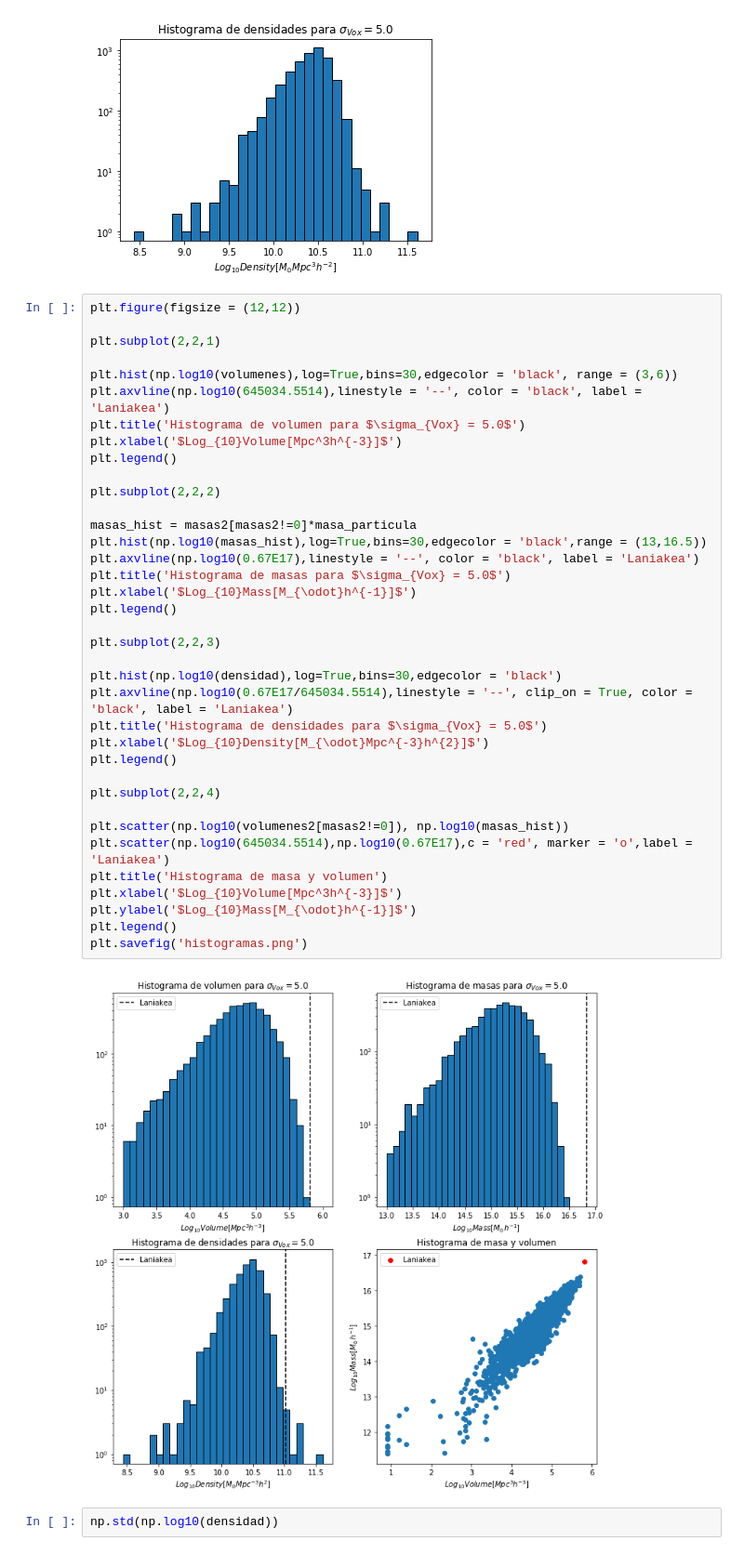
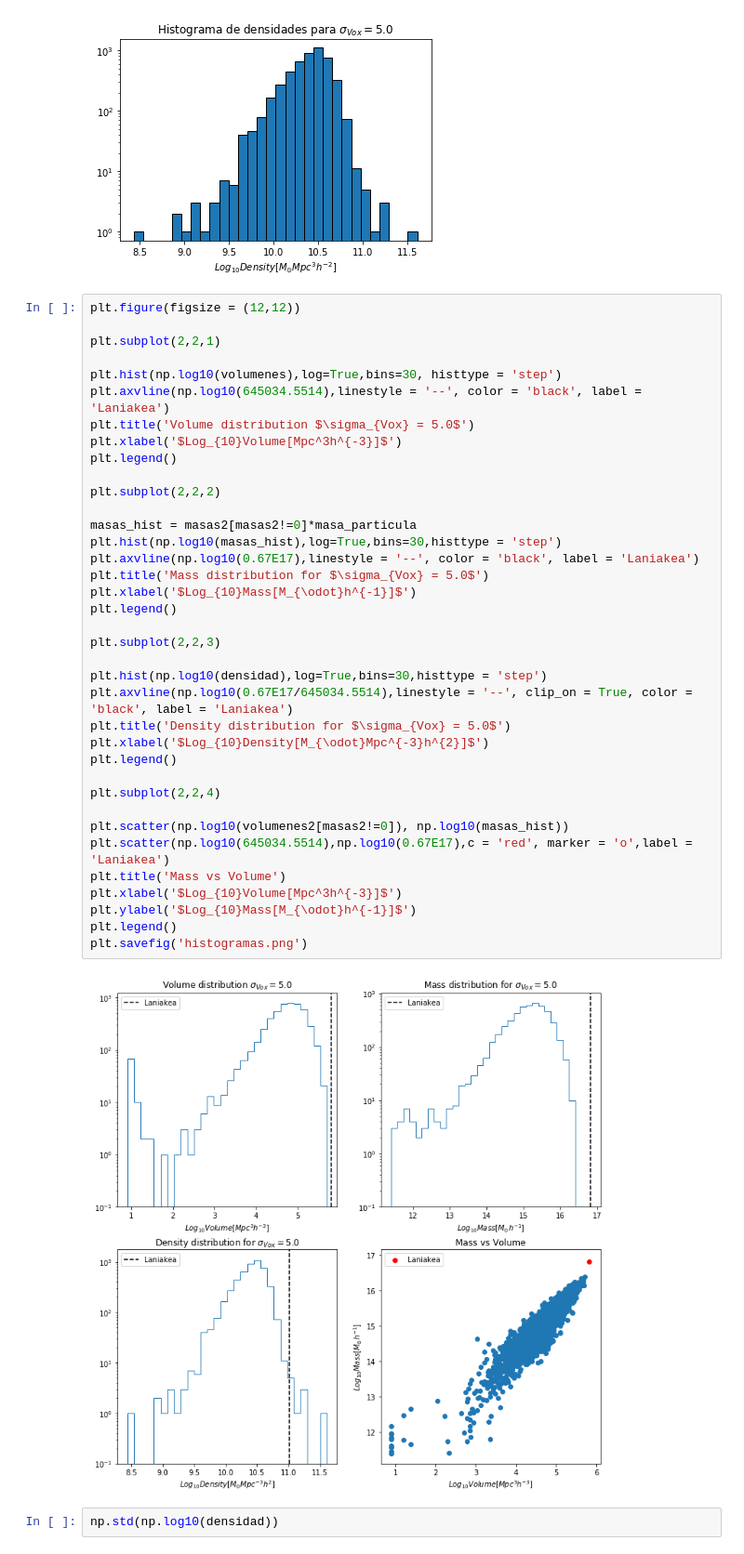
Before and after one commit to Jose991019/LaniakeaAnalysis, a Jupyter notebook: watershed_groups.ipynb, the cells around one changed output. Shown at 93% size. Saved outputs shown, nothing was run; the diff lists cells and outputs as text.

```diff
--- a/watershed_groups.ipynb
+++ b/watershed_groups.ipynb
@@ -258,41 +258,41 @@ Text(0.5, 0, '$Log_{10}Density[M_{\\odot}Mpc^3h^{-2}]$')
 plt.figure(figsize = (12,12))
 
 plt.subplot(2,2,1)
 
-plt.hist(np.log10(volumenes),log=True,bins=30,edgecolor = 'black', range = (3,6))
+plt.hist(np.log10(volumenes),log=True,bins=30, histtype = 'step')
 plt.axvline(np.log10(645034.5514),linestyle = '--', color = 'black', label = 'Laniakea')
-plt.title('Histograma de volumen para $\sigma_{Vox} = 5.0$')
+plt.title('Volume distribution $\sigma_{Vox} = 5.0$')
 plt.xlabel('$Log_{10}Volume[Mpc^3h^{-3}]$')
 plt.legend()
 
 plt.subplot(2,2,2)
 
 masas_hist = masas2[masas2!=0]*masa_particula
-plt.hist(np.log10(masas_hist),log=True,bins=30,edgecolor = 'black',range = (13,16.5))
+plt.hist(np.log10(masas_hist),log=True,bins=30,histtype = 'step')
 plt.axvline(np.log10(0.67E17),linestyle = '--', color = 'black', label = 'Laniakea')
-plt.title('Histograma de masas para $\sigma_{Vox} = 5.0$')
+plt.title('Mass distribution for $\sigma_{Vox} = 5.0$')
 plt.xlabel('$Log_{10}Mass[M_{\odot}h^{-1}]$')
 plt.legend()
 
 plt.subplot(2,2,3)
 
-plt.hist(np.log10(densidad),log=True,bins=30,edgecolor = 'black')
+plt.hist(np.log10(densidad),log=True,bins=30,histtype = 'step')
 plt.axvline(np.log10(0.67E17/645034.5514),linestyle = '--', clip_on = True, color = 'black', label = 'Laniakea')
-plt.title('Histograma de densidades para $\sigma_{Vox} = 5.0$')
+plt.title('Density distribution for $\sigma_{Vox} = 5.0$')
 plt.xlabel('$Log_{10}Density[M_{\odot}Mpc^{-3}h^{2}]$')
 plt.legend()
 
 plt.subplot(2,2,4)
 
 plt.scatter(np.log10(volumenes2[masas2!=0]), np.log10(masas_hist))
 plt.scatter(np.log10(645034.5514),np.log10(0.67E17),c = 'red', marker = 'o',label = 'Laniakea')
-plt.title('Histograma de masa y volumen')
+plt.title('Mass vs Volume')
 plt.xlabel('$Log_{10}Volume[Mpc^3h^{-3}]$')
 plt.ylabel('$Log_{10}Mass[M_{\odot}h^{-1}]$')
 plt.legend()
 plt.savefig('histogramas.png')
 # %% [output]
-[figure, old version]
+[figure, new version]
 # %%
 np.std(np.log10(densidad))
 # %% [output]
```
Also changed, not shown: parts of 3 cells of this notebook, 3 other files.
